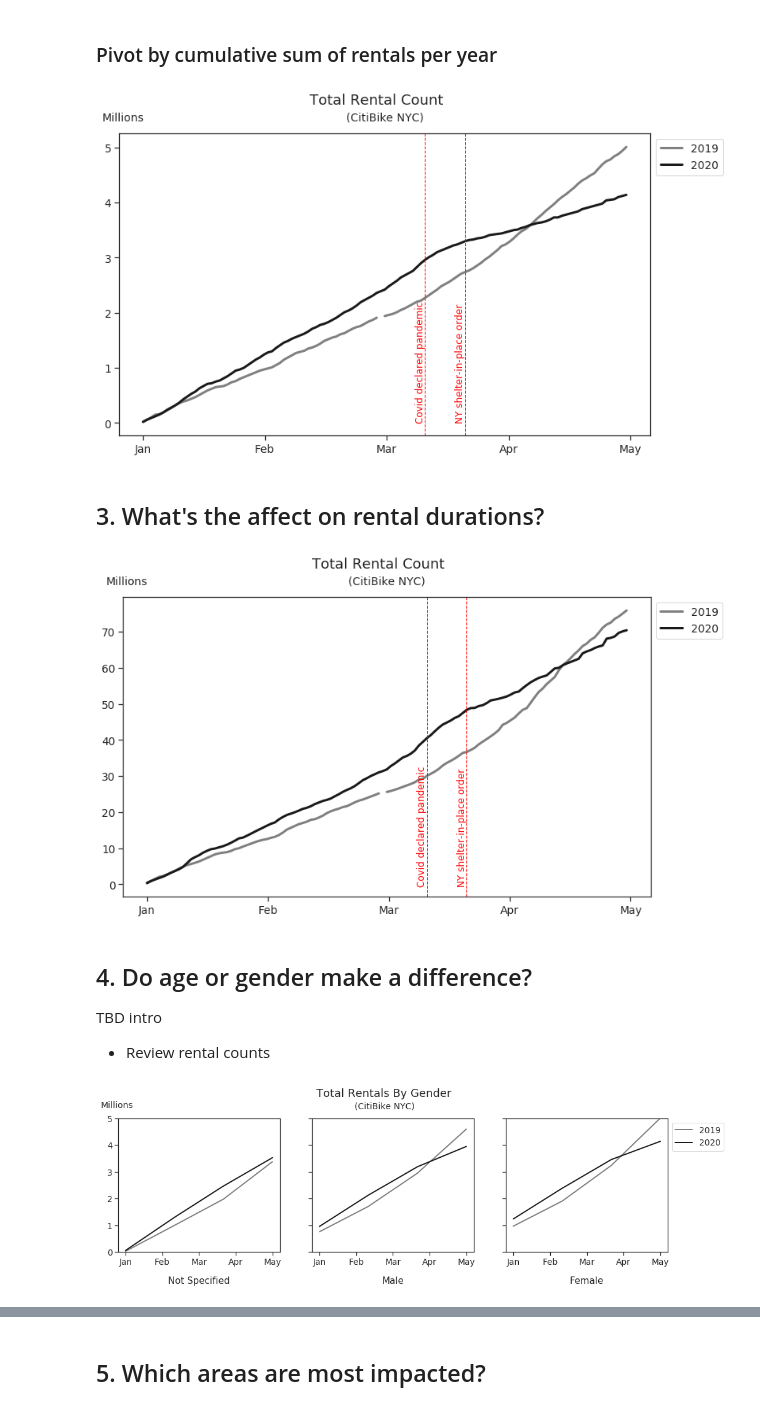
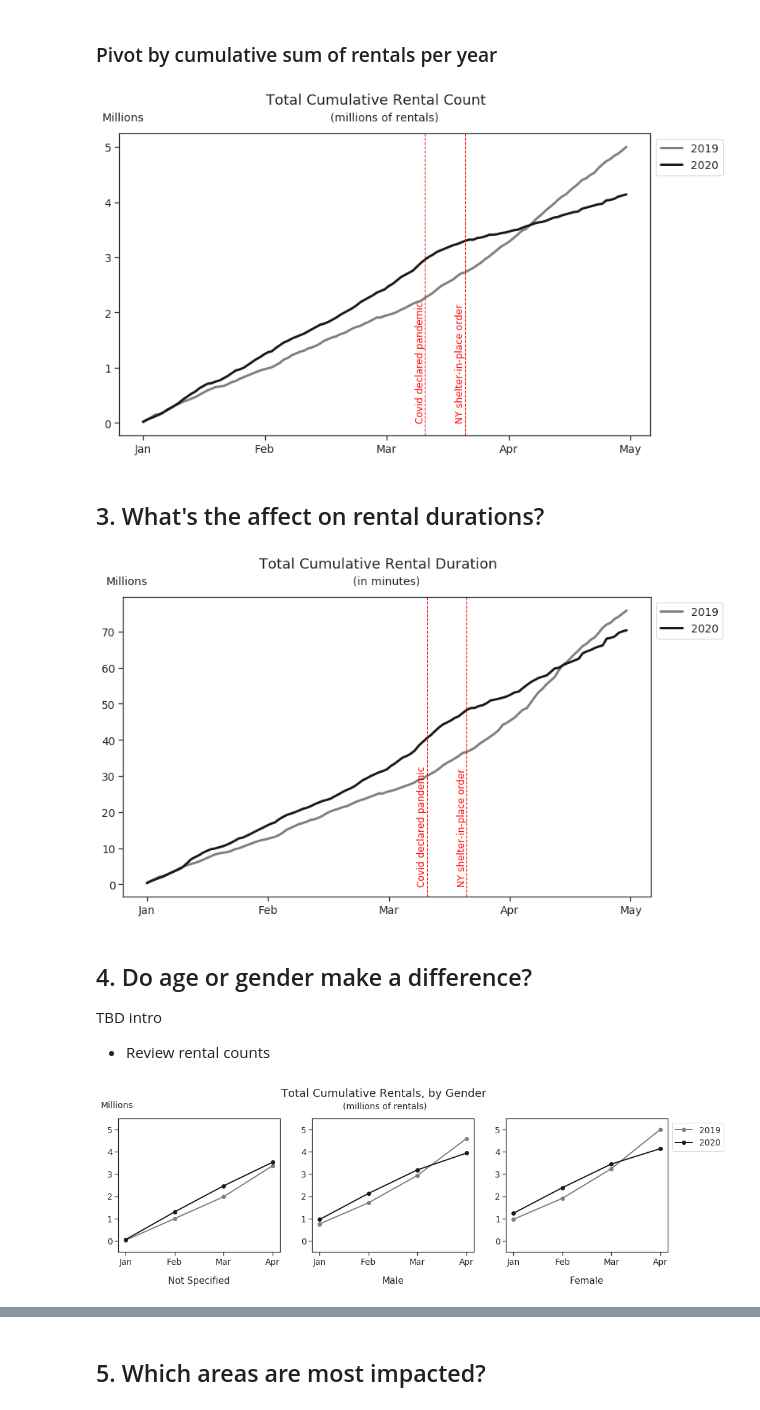
Before and after one commit to stevenrhart/bike-rentals, a Jupyter notebook: notebooks/Covid Bike Rental Analysis.ipynb, the cells around one changed output, grey strips where cells are left out. Drawn from its saved outputs; the diff is of its cells as text; code cells hidden in the pictures.

Commit message:
wip - major notebook refactor in progress; addressed feedback on plots, worked to create new plots for rental duration by gender and age group; created plot for rentals by hour of day

```diff
--- a/notebooks/Covid Bike Rental Analysis.ipynb
+++ b/notebooks/Covid Bike Rental Analysis.ipynb
@@ -164,13 +175,4 @@ plt.legend(title=None, loc='upper left', bbox_to_anchor=(1, 1));
 # %%
-# Pivot rental count running total by year and month
-df_pivot = df.pivot_table(index=['month', 'day'], columns='year', values='rental_count', aggfunc=np.sum)
-
-# Convert to running total
-df_pivot = df_pivot.cumsum()
-
-# Scale rental counts
-df_pivot = df_pivot.apply(lambda x: round((x / 1000000),2), axis=1)
-
 # Plot a line chart and set the chart style
 df_pivot.plot(kind='line', linewidth=3, figsize=(12, 7), color=['gray', 'k'])
 
@@ -182,13 +184,13 @@ plt.text(77.5,0.05,'NY shelter-in-place order',rotation=90, fontsize=12, color='
 
 # Add labels and legend
 plt.text(0.1, .91, 'Millions', fontsize=14, transform=plt.gcf().transFigure)
-plt.suptitle("Total Rental Count", fontsize=18)
-plt.title("(CitiBike NYC)", fontsize=14, pad=16)
+plt.suptitle("Total Cumulative Rental Count", fontsize=18)
+plt.title("(millions of rentals)", fontsize=14, pad=16)
 plt.xticks(np.linspace(0, 121, num=5), ['Jan', 'Feb', 'Mar', 'Apr', 'May'])
 plt.xlabel(None)
 plt.legend(title=None, loc='upper left', bbox_to_anchor=(1, 1));
 # %% [output]
-[figure, old version]
+[figure, new version]
 # %% [markdown]
 
 ## 3. What's the affect on rental durations?
@@ -195,13 +209,4 @@ plt.legend(title=None, loc='upper left', bbox_to_anchor=(1, 1));
 # %%
-# Pivot rental count running total by year and month
-df_pivot = df.pivot_table(index=['month', 'day'], columns='year', values='tripduration', aggfunc=np.sum)
-
-# Convert to running total
-df_pivot = df_pivot.cumsum()
-
-# Scale rental counts
-df_pivot = df_pivot.apply(lambda x: round(((x / 60) / 1000000),2), axis=1)
-
 # Plot a line chart and set the chart style
 df_pivot.plot(kind='line', linewidth=3, figsize=(12, 7), color=['gray', 'k'])
 
@@ -213,13 +218,13 @@ plt.text(77.5,0.05,'NY shelter-in-place order',rotation=90, fontsize=12, color='
 
 # Add labels and legend
 plt.text(0.1, .91, 'Millions', fontsize=14, transform=plt.gcf().transFigure)
-plt.suptitle("Total Rental Count", fontsize=18)
-plt.title("(CitiBike NYC)", fontsize=14, pad=16)
+plt.suptitle("Total Cumulative Rental Duration", fontsize=18)
+plt.title("(in minutes)", fontsize=14, pad=16)
 plt.xticks(np.linspace(0, 121, num=5), ['Jan', 'Feb', 'Mar', 'Apr', 'May'])
 plt.xlabel(None)
 plt.legend(title=None, loc='upper left', bbox_to_anchor=(1, 1));
 # %% [output]
-[figure, old version]
+[figure, new version]
 # %% [markdown]
 
 ## 4. Do age or gender make a difference?
@@ -242,38 +247,38 @@ df_pivot = df_pivot.reset_index()
 # Set x labels
 x_labels = ['Not Specified', 'Male', 'Female']
 
 # Create figure and pad the subplots
 fig = plt.figure(figsize=(16,4))
 # fig.subplots_adjust(wspace=0.3)
 
 # Create a subplot for each gender
 for i in range(3):
     df_temp = df_pivot[df_pivot['gender'] == i]
     df_temp_pivot = df_temp.pivot_table(index=['month'], values=[2019,2020], aggfunc=np.sum)
 
     # Extract x and y values
     x = df_temp_pivot.index.to_list()
     y1 = df_temp_pivot.iloc[:,0].to_list()
     y2 = df_temp_pivot.iloc[:,1].to_list()
     y = [y1, y2]
     labels = ['2019', '2020']
     colors = ['gray', 'k']
 
     # Plot the values
     plt.subplot(1,3, (i+1))
     for y_arr, label, color in zip(y, labels, colors):
-        plt.plot(x, y_arr, color=color, label=label, linewidth=2)
-    plt.xticks(np.linspace(1, 4, 5), ['Jan', 'Feb', 'Mar', 'Apr', 'May'])
+        plt.plot(x, y_arr, color=color, label=label, linewidth=2, marker='o')
+    plt.xticks(np.linspace(1, 4, 4), ['Jan', 'Feb', 'Mar', 'Apr'])
     plt.xlabel(x_labels[i], labelpad=16)
-    if i !=0:
-        plt.yticks(np.linspace(0, 5, 6), " ")
-    plt.ylim(0,5)
+#     if i !=0:
+#         plt.yticks(np.linspace(-0, 5, 5), " ")
+    plt.ylim(-.5,5.5)
 
 # Add legend and show the plot
 plt.text(0.1, .94, 'Millions', fontsize=14, transform=plt.gcf().transFigure)
-plt.suptitle("Total Rentals By Gender", y=1.05, fontsize=18)
-plt.title("(CitiBike NYC)", fontsize=14, pad=16, y=1.0, x=-.75)
+plt.suptitle("Total Cumulative Rentals, by Gender", y=1.05, fontsize=18)
+plt.title("(millions of rentals)", fontsize=14, pad=16, y=1.0, x=-.75)
 plt.legend(title=None, loc='upper left', bbox_to_anchor=(1, 1));
 plt.show()
 # %% [output]
-[figure, old version]
+[figure, new version]
```
Also changed, not shown: parts of 25 cells of this notebook, 1 other file.
